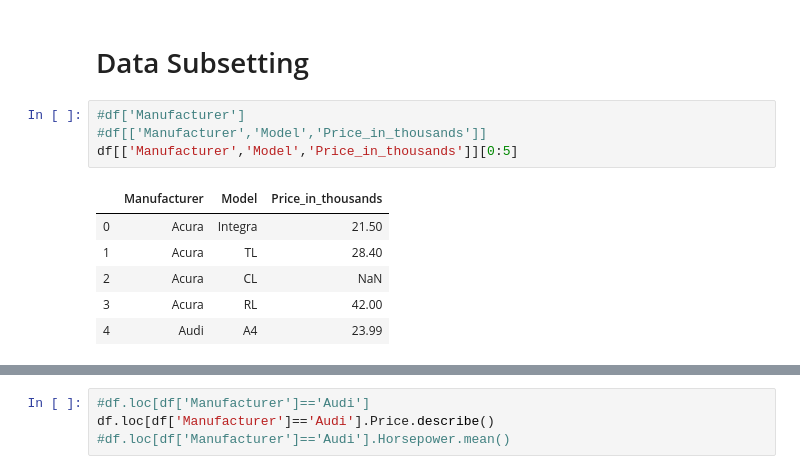
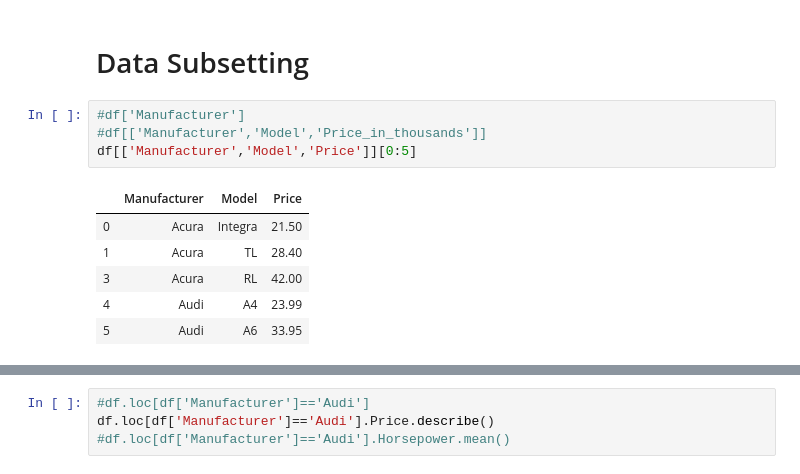
Before and after one commit to abhilashhn1993/Project-Gorilla, a Jupyter notebook: Code/Exploratory Data Analysis.ipynb, the cells around one changed output, grey strips where cells are left out. Drawn from its saved outputs; the diff is of its cells as text.

```diff
--- a/Code/Exploratory Data Analysis.ipynb
+++ b/Code/Exploratory Data Analysis.ipynb
@@ -105,14 +121,14 @@ dtype: int64
 # %%
 #df['Manufacturer']
 #df[['Manufacturer','Model','Price_in_thousands']]
-df[['Manufacturer','Model','Price_in_thousands']][0:5]
+df[['Manufacturer','Model','Price']][0:5]
 # %% [output]
-|  | Manufacturer | Model | Price_in_thousands |
+|  | Manufacturer | Model | Price |
 | 0 | Acura | Integra | 21.50 |
 | 1 | Acura | TL | 28.40 |
-| 2 | Acura | CL | NaN |
 | 3 | Acura | RL | 42.00 |
 | 4 | Audi | A4 | 23.99 |
+| 5 | Audi | A6 | 33.95 |
 # %%
 #df.iloc[0:5]
 df.iloc[0:5,:]
```
Also changed, not shown: parts of 31 cells of this notebook, 3 other files.
